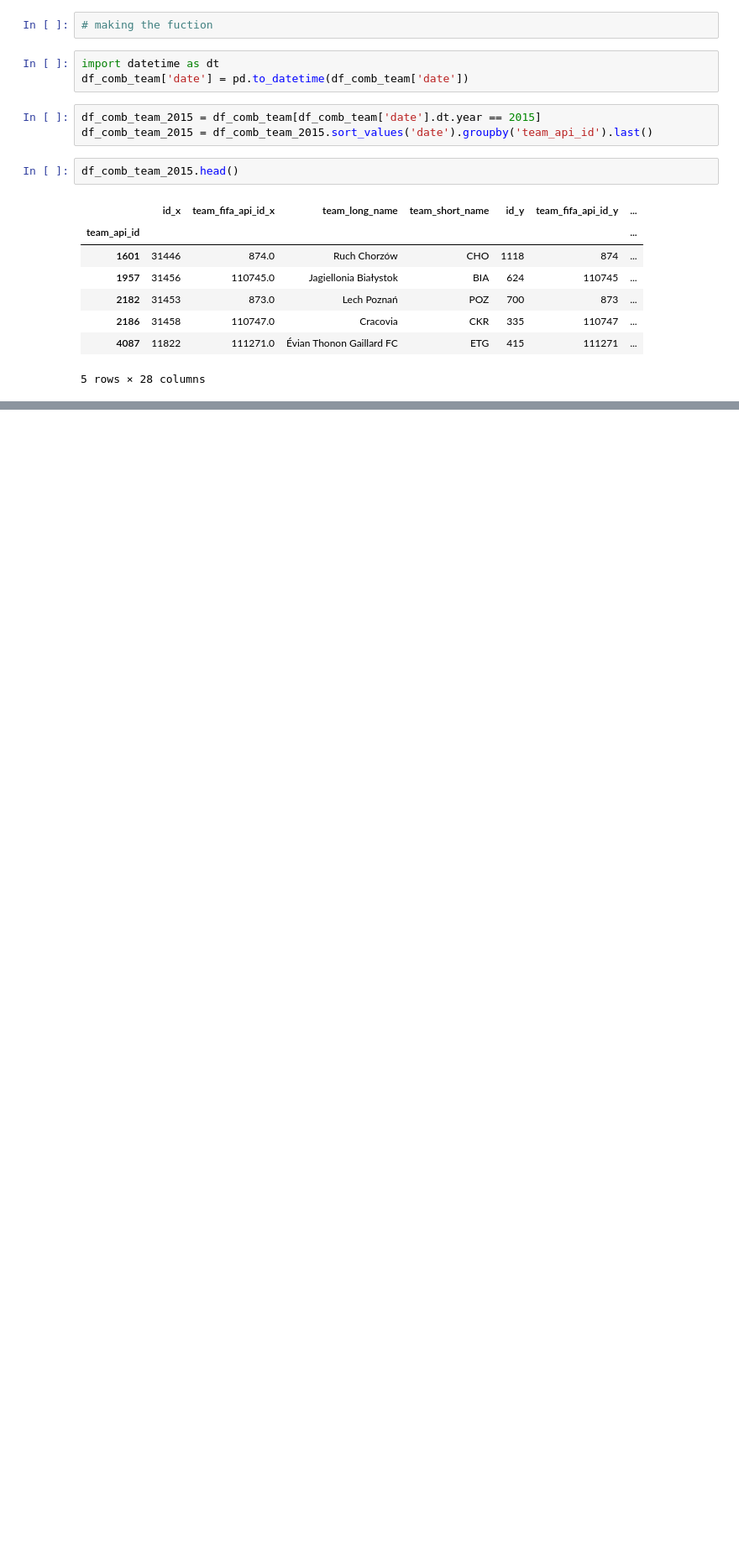
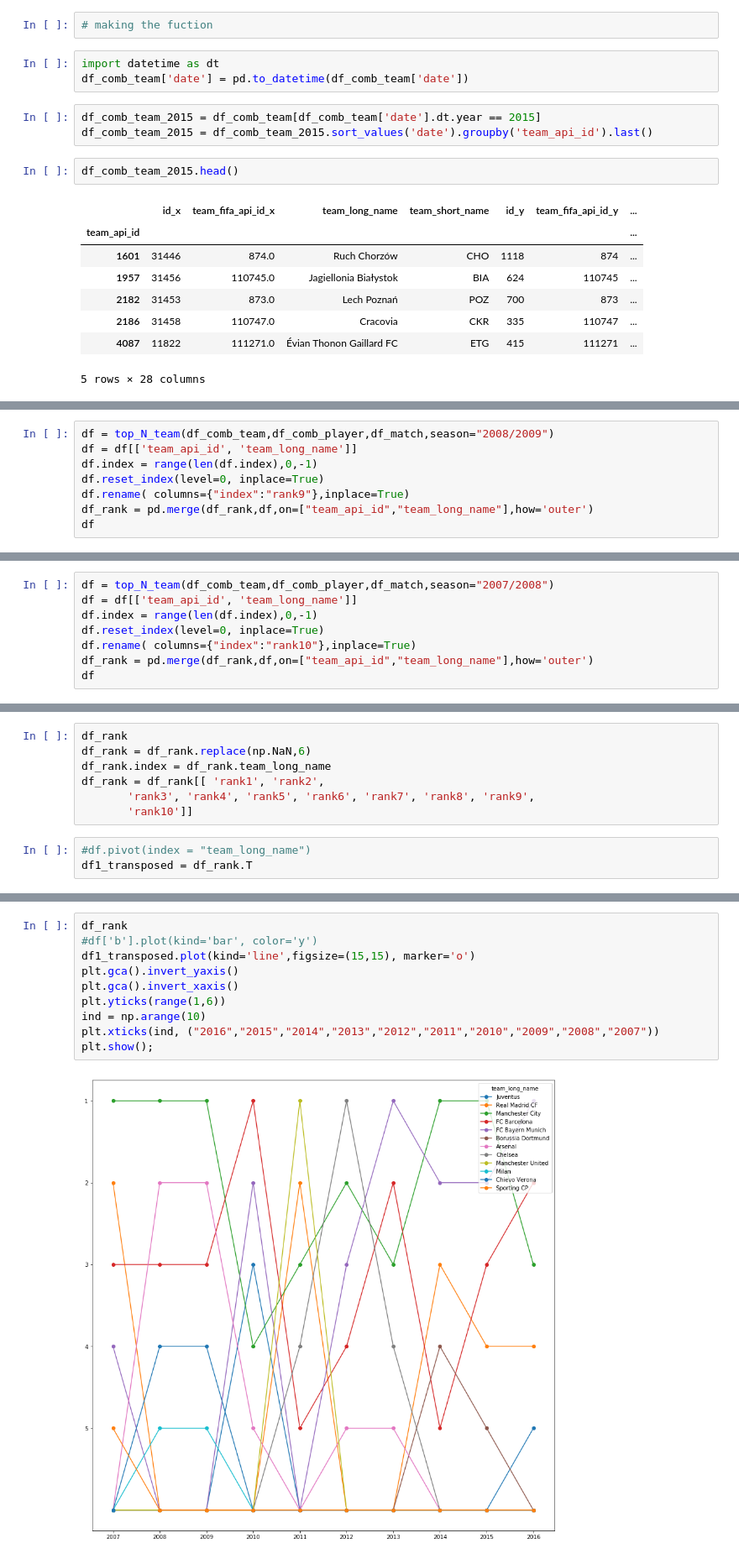
Before and after one commit to abhiksark/Udacity-DataAnalyst-Nanodegree, a Jupyter notebook: football_analysis/Updated_EDA.ipynb, the cells around one changed output, grey strips where cells are left out. Shown at 84% size. Saved outputs shown, nothing was run; the diff lists cells and outputs as text; blank space fills up the shorter version.

```diff
--- a/football_analysis/Updated_EDA.ipynb
+++ b/football_analysis/Updated_EDA.ipynb
@@ -473,0 +633,8 @@ df
+# %%
+df = top_N_team(df_comb_team,df_comb_player,df_match,season="2008/2009")
+df = df[['team_api_id', 'team_long_name']]
+df.index = range(len(df.index),0,-1)
+df.reset_index(level=0, inplace=True)
+df.rename( columns={"index":"rank9"},inplace=True)
+df_rank = pd.merge(df_rank,df,on=["team_api_id","team_long_name"],how='outer')
+df
@@ -473,0 +648,8 @@ df
+# %%
+df = top_N_team(df_comb_team,df_comb_player,df_match,season="2007/2008")
+df = df[['team_api_id', 'team_long_name']]
+df.index = range(len(df.index),0,-1)
+df.reset_index(level=0, inplace=True)
+df.rename( columns={"index":"rank10"},inplace=True)
+df_rank = pd.merge(df_rank,df,on=["team_api_id","team_long_name"],how='outer')
+df
@@ -473,0 +680,10 @@ df
+# %%
+df_rank
+df_rank = df_rank.replace(np.NaN,6)
+df_rank.index = df_rank.team_long_name
+df_rank = df_rank[[ 'rank1', 'rank2',
+       'rank3', 'rank4', 'rank5', 'rank6', 'rank7', 'rank8', 'rank9',
+       'rank10']]
+# %%
+#df.pivot(index = "team_long_name")
+df1_transposed = df_rank.T
@@ -473,0 +718,12 @@ df
+# %%
+df_rank
+#df['b'].plot(kind='bar', color='y')
+df1_transposed.plot(kind='line',figsize=(15,15), marker='o')
+plt.gca().invert_yaxis()
+plt.gca().invert_xaxis()
+plt.yticks(range(1,6))
+ind = np.arange(10)
+plt.xticks(ind, ("2016","2015","2014","2013","2012","2011","2010","2009","2008","2007"))
+plt.show();
+# %% [output]
+[figure, added]
```
Also changed, not shown: parts of 38 cells of this notebook.
